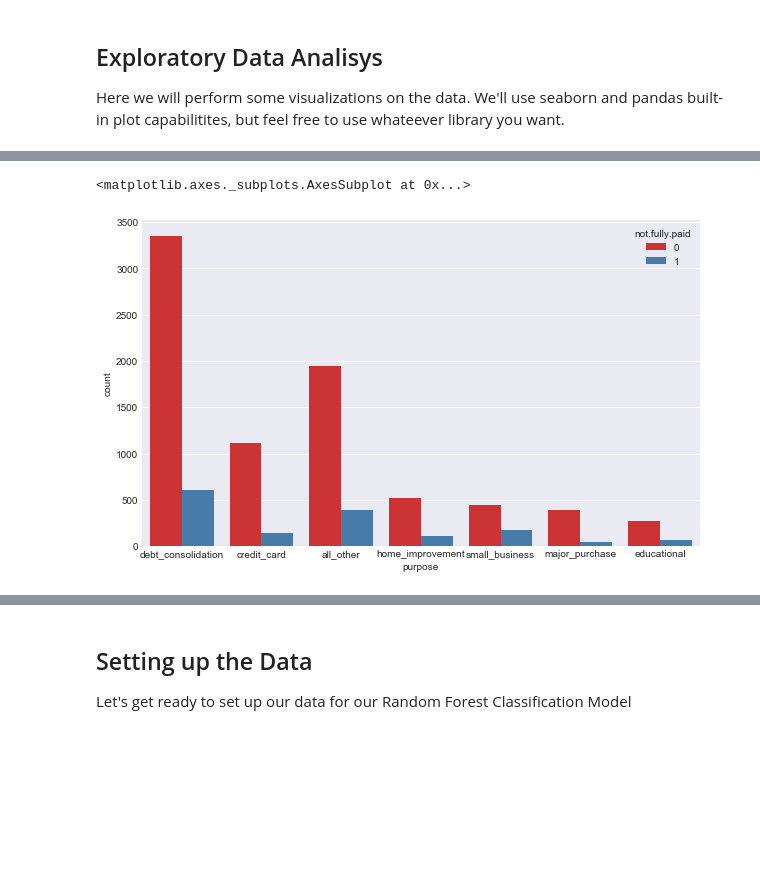
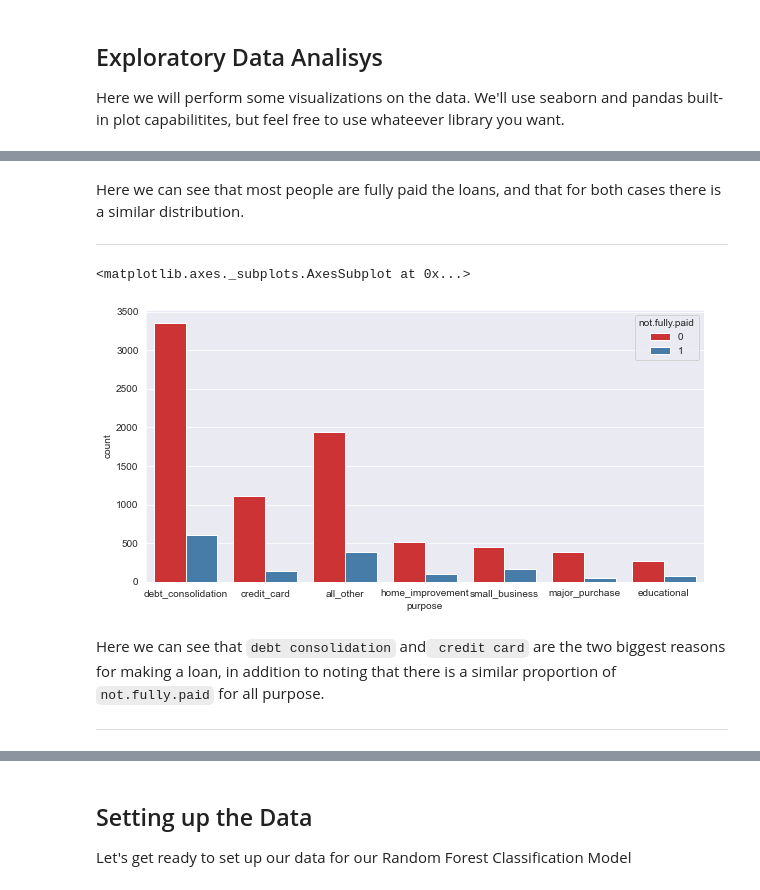
Before and after one commit to jralbbuquerque/ds-machine-learning, a Jupyter notebook: notebooks/projects/Decision-Tree-and-Randon-Forest-Project.ipynb, the cells around one changed output, grey strips where cells are left out. Cells and saved outputs as stored; diff of their text form; code cells hidden in the pictures; blank space fills up the shorter version.

```diff
--- a/notebooks/projects/Decision-Tree-and-Randon-Forest-Project.ipynb
+++ b/notebooks/projects/Decision-Tree-and-Randon-Forest-Project.ipynb
@@ -113,9 +117,17 @@ Text(0.5,0,'FICO')
+# %% [markdown]
+Here we can see that most people are fully paid the loans, and that for both cases there is a similar distribution.
+
+-----
 # %%
-plt.figure(figsize=(10,6))
+plt.figure(figsize=(10,5))
 sns.countplot(df['purpose'], hue=df['not.fully.paid'], palette='Set1')
 # %% [output]
 <matplotlib.axes._subplots.AxesSubplot at 0x...>
-[figure, old version]
+[figure, new version]
+# %% [markdown]
+Here we can see that `debt consolidation` and` credit card` are the two biggest reasons for making a loan, in addition to noting that there is a similar proportion of `not.fully.paid` for all purpose.
+
+-----
 # %%
 warnings.filterwarnings('ignore') # Hide warnings
 # %%
```
Also changed, not shown: parts of 10 cells of this notebook, 1 other file.
